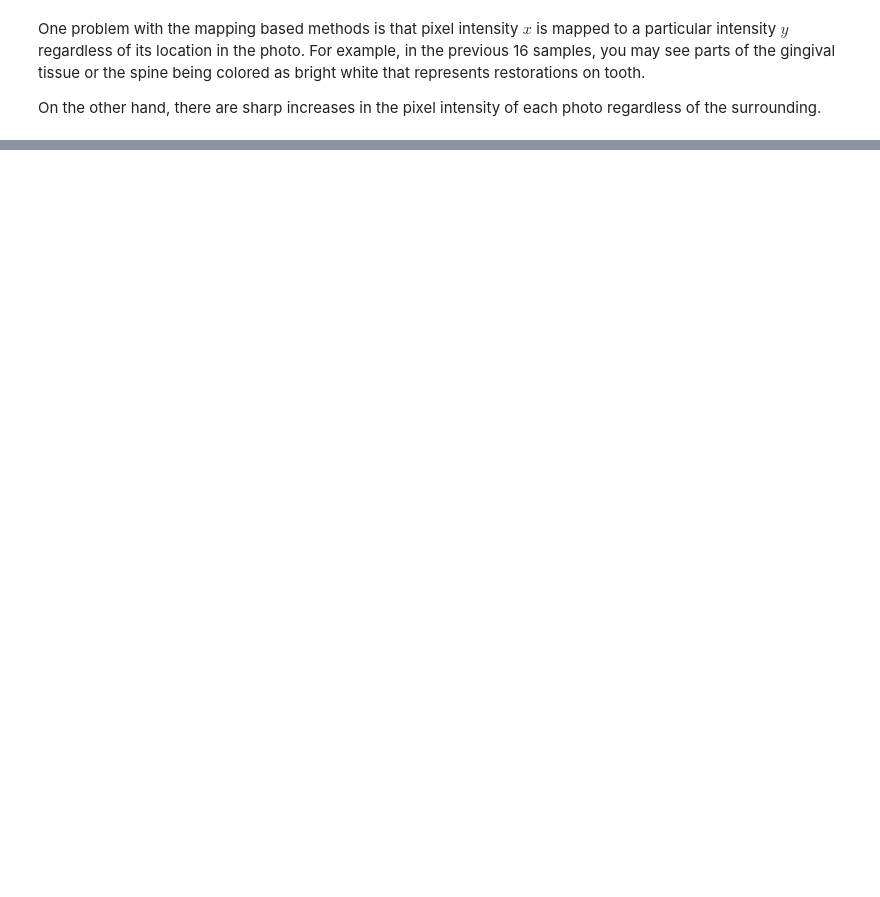
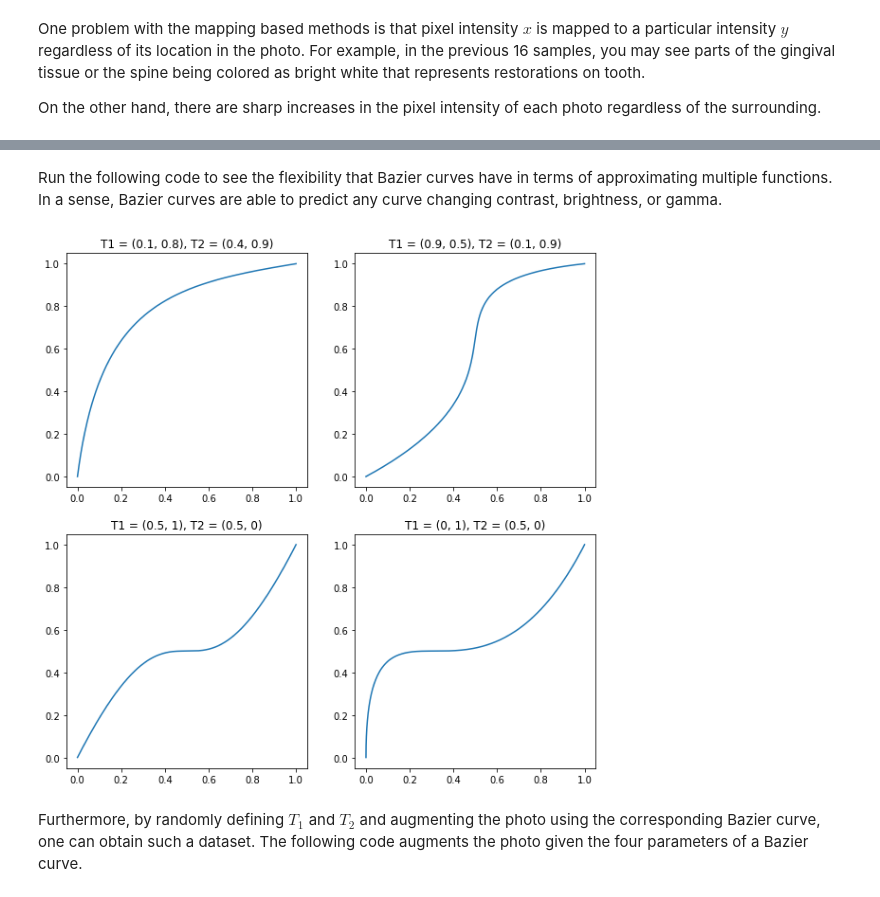
Before and after one commit to HamidrezaKmK/2times2048, a Jupyter notebook: src/preprocessing.ipynb, the cells around one changed output, grey strips where cells are left out. Drawn from its saved outputs; the diff is of its cells as text; code cells hidden in the pictures; blank space fills up the shorter version.

```diff
--- a/src/preprocessing.ipynb
+++ b/src/preprocessing.ipynb
@@ -233,0 +186,32 @@ FileNotFoundError: ignored
+# %%
+def bazier(a, a_, b, b_, t):
+  return  3 * a * (1 - t) ** 2 * t + a_ * 3 * (1 - t) * t ** 2 + t**3, \
+          3 * b * (1 - t) ** 2 * t + b_ * 3 * (1 - t) * t ** 2 + t**3
+# %% [markdown]
+Run the following code to see the flexibility that Bazier curves have in terms of approximating multiple functions. In a sense, Bazier curves are able to predict any curve changing contrast, brightness, or gamma.
+# %%
+
+x, y = bazier(0.1, 0.4, 0.8, 0.9, np.linspace(0, 1, 256))
+fig = plt.figure(figsize=(10, 10))
+ax1 = plt.subplot(2, 2, 1)
+ax1.set_title('T1 = (0.1, 0.8), T2 = (0.4, 0.9)')
+plt.plot(x, y)
+x, y = bazier(0.9, 0.1, 0.5, 0.9, np.linspace(0, 1, 256))
+ax2 = plt.subplot(2, 2, 2)
+ax2.set_title('T1 = (0.9, 0.5), T2 = (0.1, 0.9)')
+plt.plot(x, y)
+x, y = bazier(0.5, 0.5, 1, 0, np.linspace(0, 1, 256))
+ax3 = plt.subplot(2, 2, 3)
+ax3.set_title('T1 = (0.5, 1), T2 = (0.5, 0)')
+plt.plot(x, y)
+x, y = bazier(0, 0.5, 1, 0, np.linspace(0, 1, 256))
+ax4 = plt.subplot(2, 2, 4)
+ax4.set_title('T1 = (0, 1), T2 = (0.5, 0)')
+plt.plot(x, y)
+
+plt.show()
+# %% [output]
+[figure, added]
+# %% [markdown]
+Furthermore, by randomly defining $T_1$ and $T_2$ and augmenting the photo using the corresponding Bazier curve, one can obtain such a dataset.
+The following code augments the photo given the four parameters of a Bazier curve.
```
Also changed, not shown: parts of 29 cells of this notebook.
